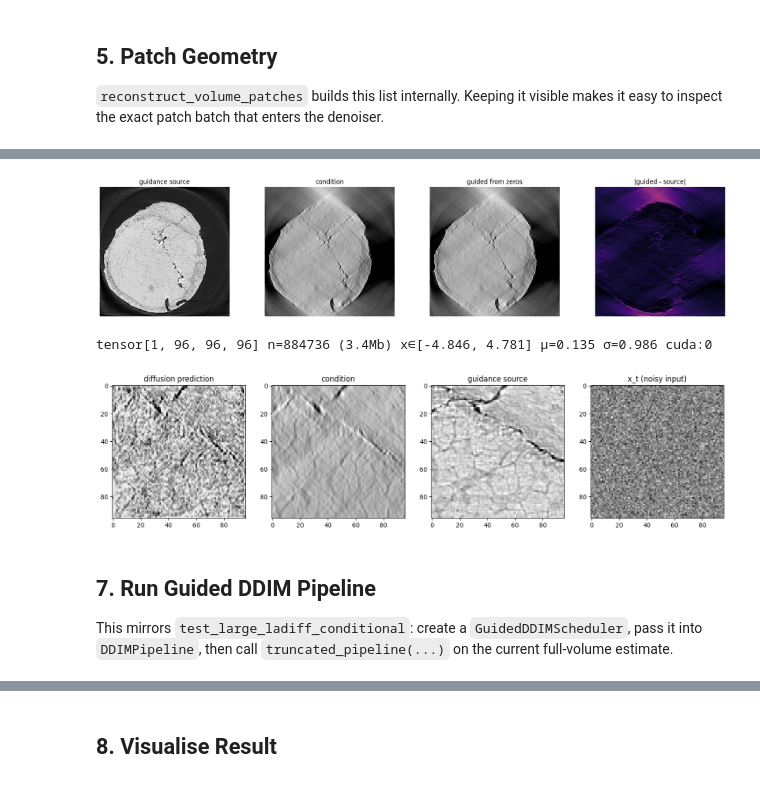
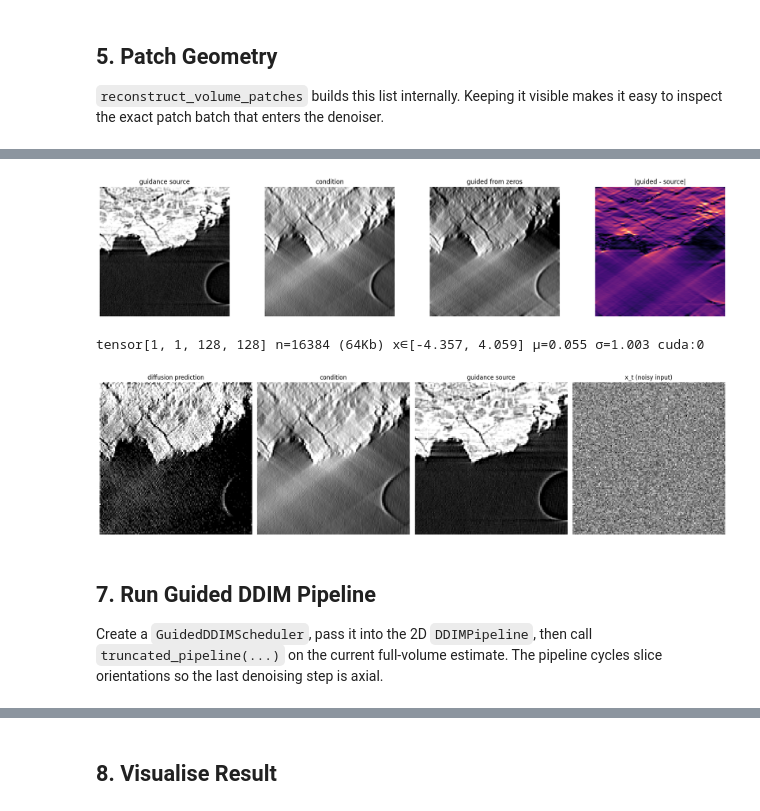
Before and after one commit to SwissDataScienceCenter/sdate, a Jupyter notebook: notebooks/test_isodiffusion_conditional_2d.ipynb, the cells around one changed output, grey strips where cells are left out. Cells and saved outputs as stored; diff of their text form; code cells hidden in the pictures.

Commit message:
isodiffusion ladiff and requirements

```diff
--- a/notebooks/test_isodiffusion_conditional_2d.ipynb
+++ b/notebooks/test_isodiffusion_conditional_2d.ipynb
@@ -61,5 +60,7 @@ tilt_axis = None
 # %% [markdown]
 ## 3. Load Model, Normalization, and Volumes
 # %%
-model, config = load_unet3d(checkpoint_path, device=device)
+model, config = load_unet2d(checkpoint_path, device=device)
 normalize_fn, denormalize_fn, norm_config = load_norm_fns_from_checkpoint_sidecar(checkpoint_path)
+
+normalize_fn(torch.ones(10, 10))
@@ -114,7 +115,7 @@ condition, initial, ground_truth
 # %%
 overlap = 10
 patch_slices = list(iter_patch_slices(condition.shape[-3:], patch_size, overlap))
-debug_patch_index = 20
+debug_patch_index = 27
 debug_patch_index = min(debug_patch_index, len(patch_slices) - 1)
 debug_slc = patch_slices[debug_patch_index]
 
@@ -135,8 +136,14 @@ debug_initial = initial_batch[:, debug_slc[0], debug_slc[1], debug_slc[2]]
 debug_condition = condition_batch[:, debug_slc[0], debug_slc[1], debug_slc[2]]
 debug_ground_truth = ground_truth_batch[:, debug_slc[0], debug_slc[1], debug_slc[2]]
 
+debug_slice_index = debug_ground_truth.shape[1] // 2
+debug_initial_slice = debug_initial[:, debug_slice_index]
+debug_condition_slice = debug_condition[:, debug_slice_index]
+debug_ground_truth_slice = debug_ground_truth[:, debug_slice_index]
+
 print(f'patches per volume: {len(patch_slices)}')
 print(f'total packed subvolumes: {volume_batch_size * len(patch_slices)}')
 print(f'debug patch {debug_patch_index}: {debug_slc}')
 print(f'debug patch batch shape: {tuple(debug_condition.shape)}')
+print(f'debug axial slice shape: {tuple(debug_condition_slice.shape)}')
 # %% [output]
@@ -224,7 +232,8 @@ condition_preview = condition_batch[preview_idx].cpu()
 guided_preview = guided_from_zeros[preview_idx]
 
 z = guided_preview.shape[0] // 2
-vmin, vmax = np.percentile(guidance_source_volume.numpy(), [1, 99])
+# vmin, vmax = np.percentile(guidance_source_volume.numpy(), [1, 99])
+vmin, vmax = norm_config["norm_min"], 5 * norm_config["norm_max"]
 
 fig, axes = plt.subplots(1, 4, figsize=(18, 4))
 axes[0].imshow(guidance_preview[z], cmap='gray', vmin=vmin, vmax=vmax)
@@ -240,52 +249,50 @@ for ax in axes:
 plt.tight_layout()
 torch.cuda.empty_cache()
 # %% [output]
-[figure, old version]
+[figure, new version]
 # %%
 torch.cuda.empty_cache()
 NUM_INFERENCE_STEPS = 50
-scheduler = GuidedDDIMScheduler(1000)
+scheduler = GuidedDDIMScheduler(1000, clip_sample_range=5)
 scheduler.set_timesteps(NUM_INFERENCE_STEPS)
-timestep = 600
-x = normalize_fn(debug_ground_truth)
-conditioning = normalize_fn(debug_condition.squeeze())
-x_t = scheduler.add_noise(x, torch.randn_like(debug_ground_truth), timesteps=torch.tensor([timestep])).to(device)
+timestep = 800
+
+x = normalize_fn(debug_ground_truth_slice.float().unsqueeze(1)).to(device)
+conditioning = normalize_fn(debug_condition_slice.float().unsqueeze(1)).to(device)
+timesteps = torch.full((x.shape[0],), timestep, device=device, dtype=torch.long)
+x_t = scheduler.add_noise(x, torch.randn_like(x), timesteps=timesteps)
+
 with torch.no_grad():
-    model_input = torch.stack([x_t[0], conditioning.to(device)], dim=0).to(device)  # (2, H, W)
+    model_input = torch.cat([x_t, conditioning], dim=1)
+    class_labels = torch.ones((model_input.shape[0],), device=device, dtype=torch.long)
+    noise_pred = model(
+        model_input,
+        timestep=timesteps,
+        class_labels=class_labels,
+        return_dict=False,
+    )[0]
+    x_0_pred = scheduler.step(noise_pred, timestep=timestep, sample=x_t).pred_original_sample
+    diffusion_pred = denormalize_fn(x_0_pred)
 
-    encoder_hidden_states = torch.zeros(
-        1,
-        1,
-        int(model.config.cross_attention_dim),
-        device=device,
-        dtype=model.dtype,
-    )
-
-    noise_pred = model(model_input.unsqueeze(0), timestep = torch.tensor([timestep]).to(device), encoder_hidden_states=encoder_hidden_states, return_dict=False)[0].squeeze()  # (H, W)
-    x_0_pred = scheduler.step(noise_pred, timestep=timestep, sample=x_t)['pred_original_sample']  # (H, W)
-
-    diffusion_pred = denormalize_fn(x_0_pred)
-    # diffusion_pred = inpaint_guidance(
-    #     source_volume=gt_slice.unsqueeze(0).to(device),              # oracle: original full-angle tensor on device
-    #     vol_init=diffusion_pred.unsqueeze(0).to(device)
-    # )
-z = diffusion_pred.shape[1] // 2
-fig, axes = plt.subplots(1, 4, figsize=(18, 6))
-axes[0].imshow(diffusion_pred.squeeze().cpu()[z], cmap='gray', vmin=vmin, vmax=vmax)
+fig, axes = plt.subplots(1, 4, figsize=(18, 5))
+axes[0].imshow(diffusion_pred[0, 0].cpu(), cmap='gray', vmin=vmin, vmax=vmax)
 axes[0].set_title('diffusion prediction')
-axes[1].imshow(debug_condition.squeeze()[z], cmap='gray', vmin=vmin, vmax=vmax)
+axes[1].imshow(debug_condition_slice[0], cmap='gray', vmin=vmin, vmax=vmax)
 axes[1].set_title('condition')
-axes[2].imshow(debug_ground_truth.squeeze()[z], cmap='gray', vmin=vmin, vmax=vmax)
+axes[2].imshow(debug_ground_truth_slice[0], cmap='gray', vmin=vmin, vmax=vmax)
 axes[2].set_title('guidance source')
-axes[3].imshow(x_t.squeeze().cpu()[z], cmap='gray')
+axes[3].imshow(x_t[0, 0].cpu(), cmap='gray')
 axes[3].set_title('x_t (noisy input)')
+for ax in axes:
+    ax.axis('off')
+plt.tight_layout()
 x_t
 # %% [output]
-tensor[1, 96, 96, 96] n=884736 (3.4Mb) x∈[-4.846, 4.781] μ=0.135 σ=0.986 cuda:0
+tensor[1, 1, 128, 128] n=16384 (64Kb) x∈[-4.357, 4.059] μ=0.055 σ=1.003 cuda:0
-[figure, old version]
+[figure, new version]
 # %% [markdown]
 ## 7. Run Guided DDIM Pipeline
 
-This mirrors `test_large_ladiff_conditional`: create a `GuidedDDIMScheduler`, pass it into `DDIMPipeline`, then call `truncated_pipeline(...)` on the current full-volume estimate.
+Create a `GuidedDDIMScheduler`, pass it into the 2D `DDIMPipeline`, then call `truncated_pipeline(...)` on the current full-volume estimate. The pipeline cycles slice orientations so the last denoising step is axial.
 # %%
 overlap = 10
```
Also changed, not shown: parts of 12 cells of this notebook, 20 other files.
